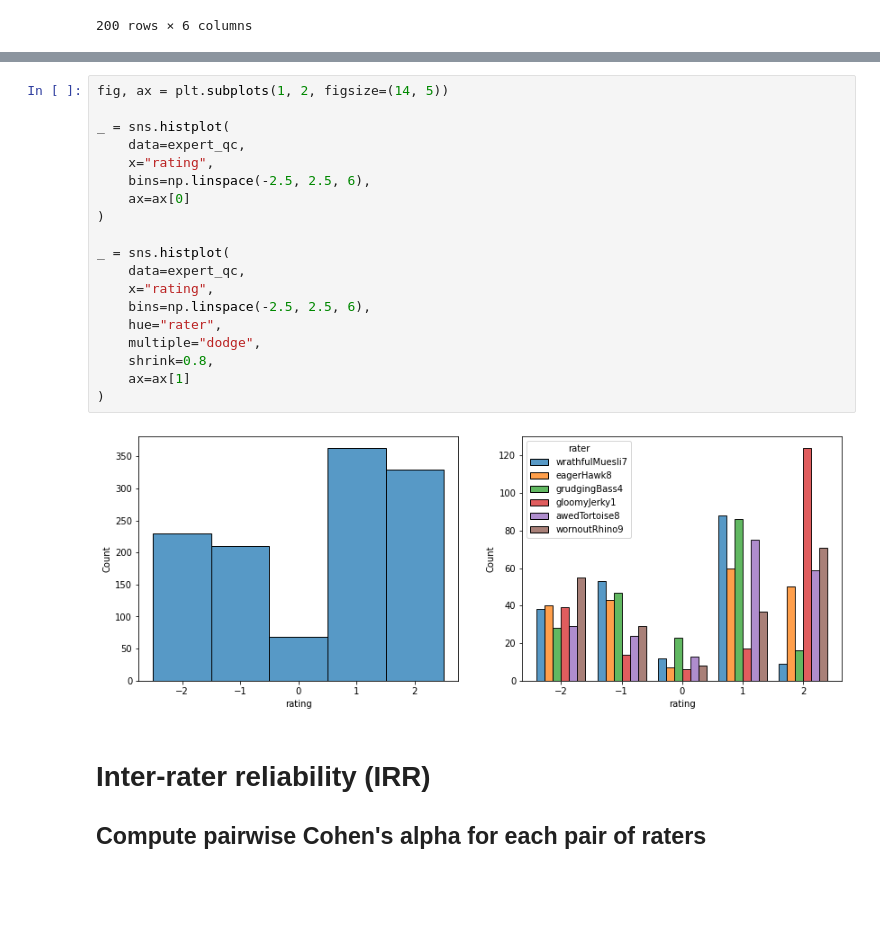
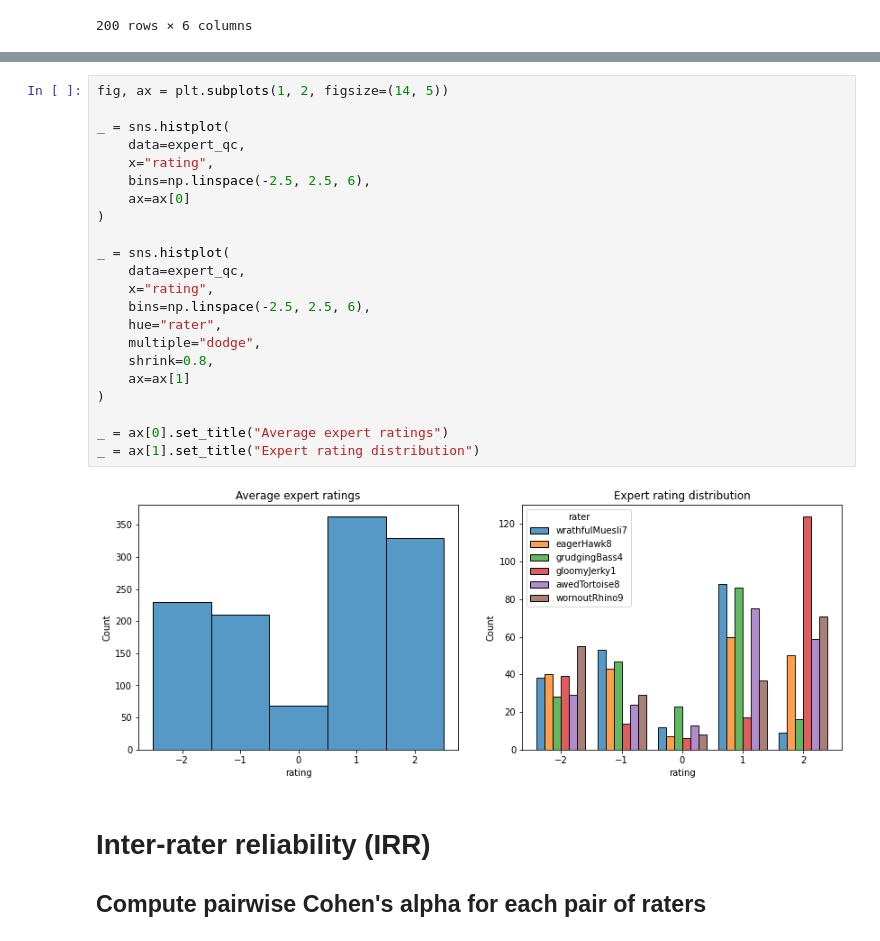
Before and after one commit to richford/hbn-pod2-qc, a Jupyter notebook: notebooks/combine_expert_qc.ipynb, the cells around one changed output, grey strips where cells are left out. Drawn from its saved outputs; the diff is of its cells as text; blank space fills up the shorter version.

```diff
--- a/notebooks/combine_expert_qc.ipynb
+++ b/notebooks/combine_expert_qc.ipynb
@@ -52,24 +83,27 @@ expert_qc.groupby("subject").agg(["mean", "median", "std", "min", "max", "count"
 # %%
 fig, ax = plt.subplots(1, 2, figsize=(14, 5))
 
 _ = sns.histplot(
     data=expert_qc,
     x="rating",
     bins=np.linspace(-2.5, 2.5, 6),
     ax=ax[0]
 )
 
 _ = sns.histplot(
     data=expert_qc,
     x="rating",
     bins=np.linspace(-2.5, 2.5, 6),
     hue="rater",
     multiple="dodge",
     shrink=0.8,
     ax=ax[1]
 )
+
+_ = ax[0].set_title("Average expert ratings")
+_ = ax[1].set_title("Expert rating distribution")
 # %% [output]
-[figure, old version]
+[figure, new version]
 # %% [markdown]
 # Inter-rater reliability (IRR)
 ## Compute pairwise Cohen's alpha for each pair of raters
```
Also changed, not shown: parts of 9 cells of this notebook, 28 other files.
